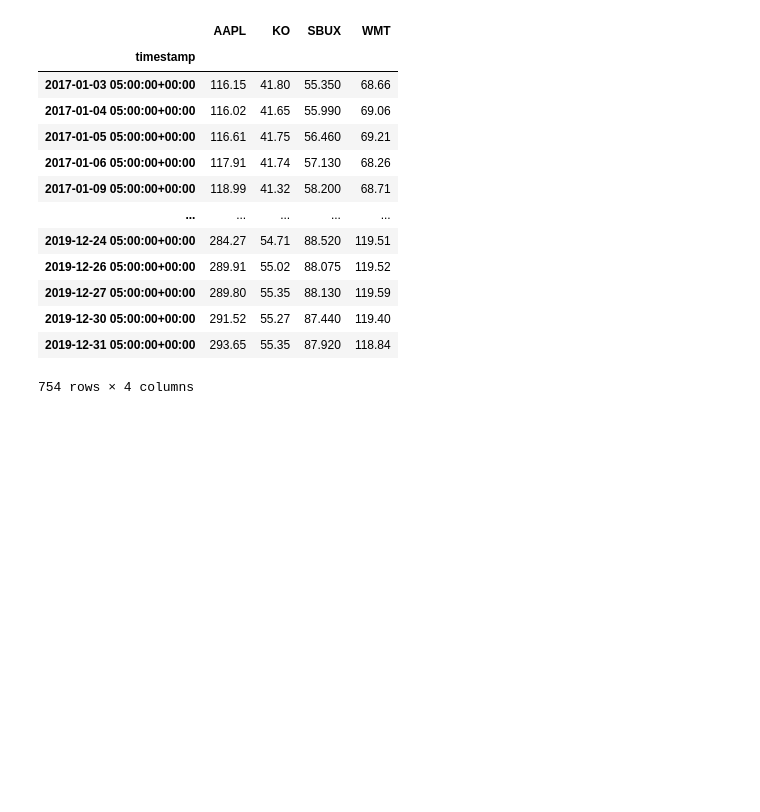
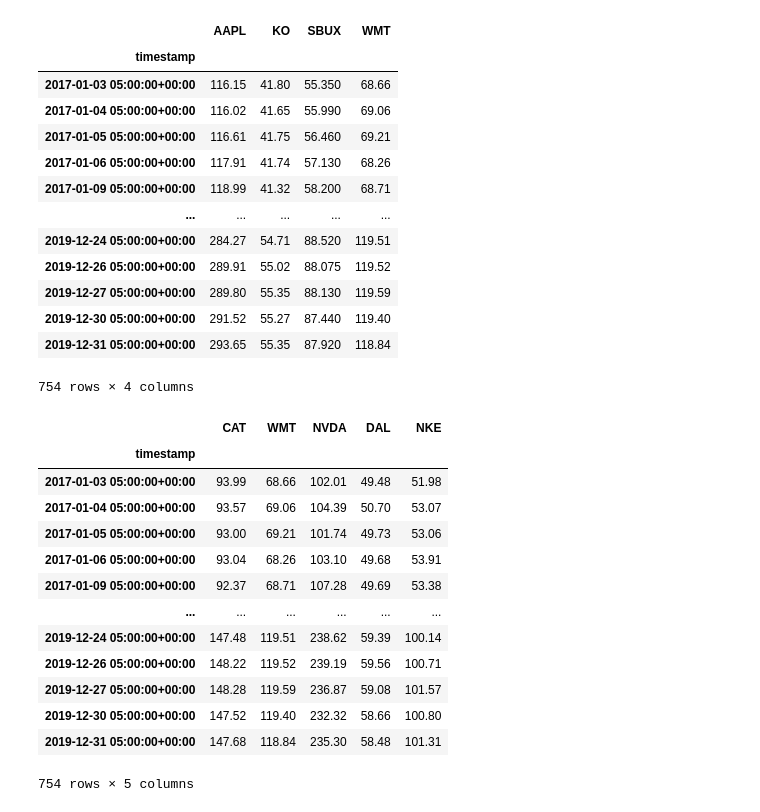
Before and after one commit to wkssm18/project_1, a Jupyter notebook: Bin.ipynb, the cells around one changed output. Drawn from its saved outputs; the diff is of its cells as text; code cells hidden in the pictures; blank space fills up the shorter version.

```diff
--- a/Bin.ipynb
+++ b/Bin.ipynb
@@ -20,6 +19,9 @@ warnings.filterwarnings('ignore')
 # %%
-def fetch_stock_data(api_key, secret_key, start_date, end_date, tickers, timeframe = '1Day'):
-    api = REST(api_key, secret_key, base_url = 'https://paper-api.alpaca.markets')
+def fetch_stock_data(start_date, end_date, tickers, timeframe = '1Day'):
+    alpaca_api_key = os.getenv("ALPACA_API_KEY")
+    alpaca_secret_key = os.getenv("ALPACA_SECRET_KEY")
+
+    api = REST(alpaca_api_key, alpaca_secret_key, base_url = 'https://paper-api.alpaca.markets')
     start_date_iso = pd.Timestamp(start_date, tz = 'America/New_York').isoformat()
     end_date_iso = pd.Timestamp(end_date, tz = 'America/New_York').isoformat()
 
@@ -31,6 +33,24 @@ def fetch_stock_data(api_key, secret_key, start_date, end_date, tickers, timefra
         dfs[ticker] = ticker_df
     new_df = pd.concat(dfs.values(), axis = 1, keys = tickers)
     return new_df
+
+def weights(stock_list, num_simulations):
+    all_lists = []
+    num_assets = len(stock_list)
+    for _ in range(num_simulations):
+        random_weights = gen_random_weights(num_assets)
+        all_lists.append(random_weights)
+    if num_simulations == 1:
+        all_lists = all_lists[0]
+    return all_lists
+
+def gen_random_weights(num_weights):
+    weights = [random.random() for _ in range(num_weights)]
+    normalized_weights = [round(w/sum(weights), 4) for w in weights]
+    if sum(normalized_weights) != 1:
+        return gen_random_weights(num_weights)
+
+    return normalized_weights
 # %%
 load_dotenv()
 # %% [output]
@@ -61 +81,18 @@ df
+# %%
+df_2
+# %% [output]
+|  | CAT | WMT | NVDA | DAL | NKE |
+| timestamp |  |  |  |  |  |
+| 2017-01-03 05:00:00+00:00 | 93.99 | 68.66 | 102.01 | 49.48 | 51.98 |
+| 2017-01-04 05:00:00+00:00 | 93.57 | 69.06 | 104.39 | 50.70 | 53.07 |
+| 2017-01-05 05:00:00+00:00 | 93.00 | 69.21 | 101.74 | 49.73 | 53.06 |
+| 2017-01-06 05:00:00+00:00 | 93.04 | 68.26 | 103.10 | 49.68 | 53.91 |
+| 2017-01-09 05:00:00+00:00 | 92.37 | 68.71 | 107.28 | 49.69 | 53.38 |
+| ... | ... | ... | ... | ... | ... |
+| 2019-12-24 05:00:00+00:00 | 147.48 | 119.51 | 238.62 | 59.39 | 100.14 |
+| 2019-12-26 05:00:00+00:00 | 148.22 | 119.52 | 239.19 | 59.56 | 100.71 |
+| 2019-12-27 05:00:00+00:00 | 148.28 | 119.59 | 236.87 | 59.08 | 101.57 |
+| 2019-12-30 05:00:00+00:00 | 147.52 | 119.40 | 232.32 | 58.66 | 100.80 |
+| 2019-12-31 05:00:00+00:00 | 147.68 | 118.84 | 235.30 | 58.48 | 101.31 |
+754 rows × 5 columns
 # %%
```
Also changed, not shown: parts of 15 cells of this notebook.
